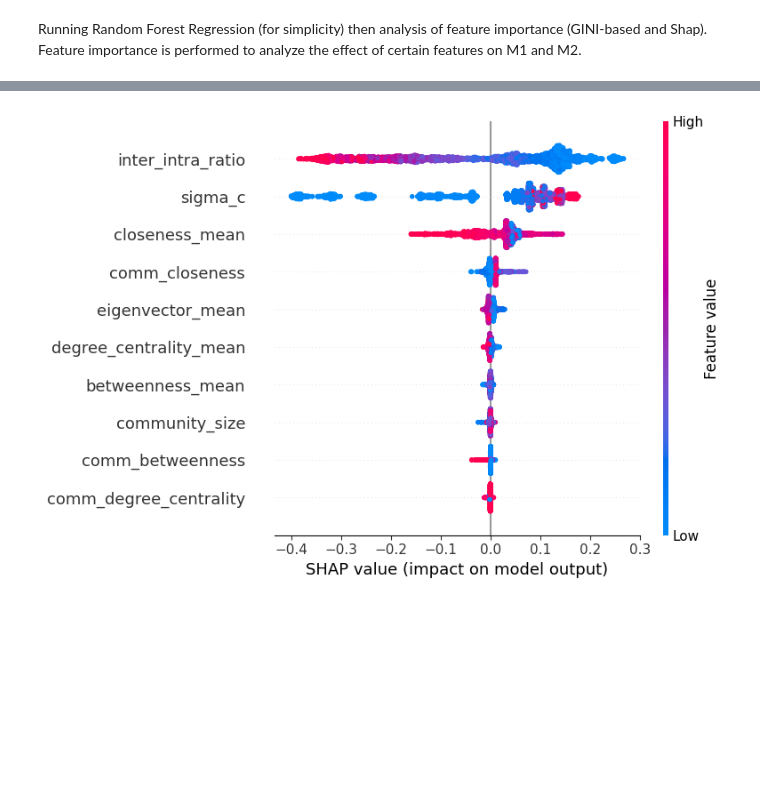
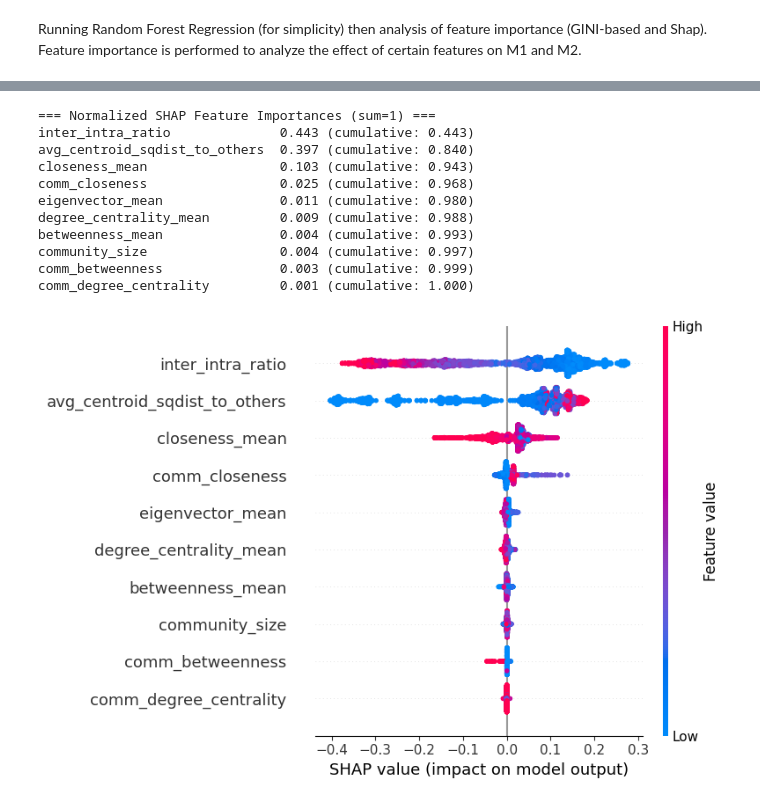
Before and after one commit to dalyapraz/gnn-community-concealment, a Jupyter notebook: community_hiding_analysis.ipynb, the cells around one changed output, grey strips where cells are left out. Cells and saved outputs as stored; diff of their text form; code cells hidden in the pictures; blank space fills up the shorter version.

```diff
--- a/community_hiding_analysis.ipynb
+++ b/community_hiding_analysis.ipynb
@@ -233,6 +262,10 @@ from sklearn.model_selection import train_test_split
 X = full_df[['community_size', 'inter_intra_ratio',
                       'comm_degree_centrality', 'comm_betweenness', 'comm_closeness',
                       'degree_centrality_mean', 'betweenness_mean', 'closeness_mean', 'eigenvector_mean',  'sigma_c']]
+X = full_df[features_list ]
+# X = X.rename(columns=feature_labels)
+
+# X = full_df[features_list]
 
 # X_comm_level = full_df[['community_size', 'inter_intra_ratio', 'comm_betweenness', 'comm_closeness', 'sigma_c', 'min_comm']]
 # X_node_level = full_df[['degree_centrality_mean', 'betweenness_mean', 'closeness_mean', 'eigenvector_mean', 'sigma_c', 'min_comm']]
@@ -245,7 +278,8 @@ ecs = full_df['ECS']
 
 X_train_m1, X_test, y_train, y_test = train_test_split(X, m1, test_size=0.2, random_state=42)
 
-m1_reg = RandomForestRegressor(n_estimators=100, random_state=42)
+# m1_reg = RandomForestRegressor(n_estimators=100, random_state=42)
+m1_reg = RandomForestRegressor()
 m1_reg.fit(X_train_m1, y_train)
 # sort the feature importances
 feature_importances = dict(zip(X.columns, m1_reg.feature_importances_))
@@ -253,7 +287,7 @@ feature_importances = dict(sorted(feature_importances.items(), key=lambda item:
 
 
 print("Test R^2:", m1_reg.score(X_test, y_test))
-print("Feature importances for M1:")
+print("Feature importances for M1 using RF Gini:")
 for feature, importance in feature_importances.items():
     print(f"{feature}: {importance:.4f}")
 # %% [output]
@@ -325,7 +422,7 @@ plt.show()
 # %%
 X_train_m2, X_test, y_train, y_test = train_test_split(X, m2, test_size=0.2, random_state=42)
 
-m2_reg = RandomForestRegressor(n_estimators=100, random_state=42)
+m2_reg = RandomForestRegressor()
 m2_reg.fit(X_train_m2, y_train)
 # sort the feature importances
 feature_importances = dict(zip(X.columns, m2_reg.feature_importances_))
@@ -409,15 +542,45 @@ comm_degree_centrality: 0.0004
 # %%
 import shap
 
-# Create an explainer for the RandomForestRegressor
 explainer = shap.TreeExplainer(reg)
 
 # Calculate SHAP values for the training dataset
 shap_values = explainer.shap_values(X_train)
+features = X_train.columns.tolist()
 
-features = X_train.columns.tolist()
+# Compute mean absolute SHAP value per feature (i.e., global importance)
+mean_abs_shap = np.abs(shap_values).mean(axis=0)
+total_shap = mean_abs_shap.sum()
+normalized_shap = mean_abs_shap / total_shap  # each now represents a fraction of total importance
+
+shap_importances = pd.DataFrame({
+    'feature': X_train_m1.columns,
+    'mean_abs_shap': mean_abs_shap,
+    'fraction_of_total': normalized_shap
+}).sort_values(by='mean_abs_shap', ascending=False)
+
+# Compute cumulative fraction (for additive interpretation)
+shap_importances['cumulative_fraction'] = shap_importances['fraction_of_total'].cumsum()
+
+# Print ranked SHAP importances with normalized fractions
+print("\n=== Normalized SHAP Feature Importances (sum=1) ===")
+for _, row in shap_importances.iterrows():
+    print(f"{row['feature']:<30} "
+          f"{row['fraction_of_total']:.3f} "
+          f"(cumulative: {row['cumulative_fraction']:.3f})")
 
 shap.summary_plot(shap_values, X_train, feature_names=features)
 plt.show()
 # %% [output]
+=== Normalized SHAP Feature Importances (sum=1) ===
+inter_intra_ratio              0.443 (cumulative: 0.443)
+avg_centroid_sqdist_to_others  0.397 (cumulative: 0.840)
+closeness_mean                 0.103 (cumulative: 0.943)
+comm_closeness                 0.025 (cumulative: 0.968)
+eigenvector_mean               0.011 (cumulative: 0.980)
+degree_centrality_mean         0.009 (cumulative: 0.988)
+betweenness_mean               0.004 (cumulative: 0.993)
+community_size                 0.004 (cumulative: 0.997)
+comm_betweenness               0.003 (cumulative: 0.999)
+comm_degree_centrality         0.001 (cumulative: 1.000)
-[figure, old version]
+[figure, new version]
```
Also changed, not shown: parts of 17 cells of this notebook, 2 other files.
